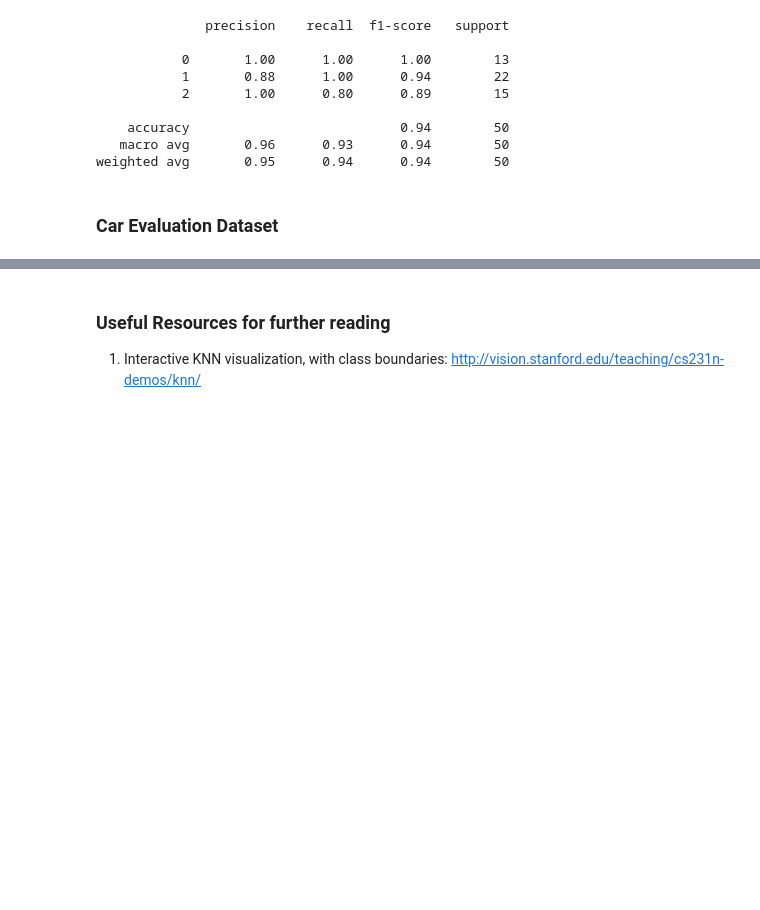
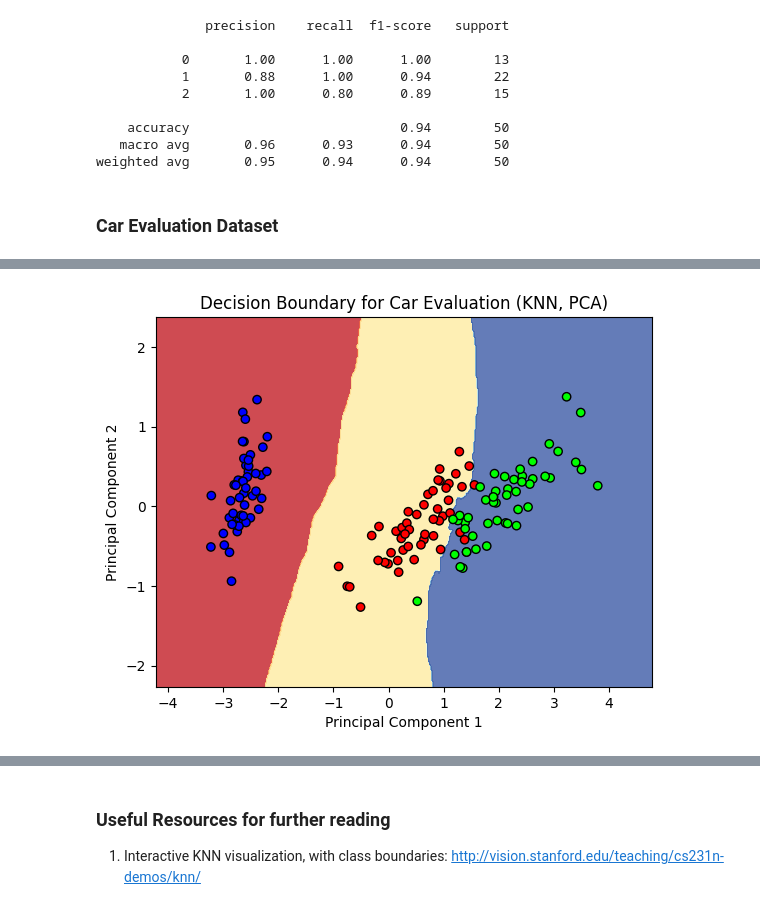
Before and after one commit to ramaanjali/Fmml-labs, a Jupyter notebook: Mod3_lab2.ipynb, the cells around one changed output, grey strips where cells are left out. Drawn from its saved outputs; the diff is of its cells as text; code cells hidden in the pictures; blank space fills up the shorter version.

```diff
--- a/Mod3_lab2.ipynb
+++ b/Mod3_lab2.ipynb
@@ -545,0 +597,63 @@ For these reasons, KNN is often not the best choice for large or complex dataset
+# %%
+## TASK-5
+## Plot the Decision boundary diagram for the classifier of the Car evaluation dataset
+import pandas as pd
+import numpy as np
+from sklearn.model_selection import train_test_split
+from sklearn.metrics import accuracy_score, confusion_matrix, classification_report
+from sklearn import preprocessing
+from collections import Counter
+from sklearn.datasets import load_iris
+from sklearn.decomposition import PCA
+import matplotlib.pyplot as plt
+from scipy.spatial import Voronoi, voronoi_plot_2d
+from matplotlib.colors import ListedColormap
+import seaborn as sns
+from sklearn.neighbors import KNeighborsClassifier
+import matplotlib.pyplot as plt
+import numpy as np
+
+# Load Iris dataset (as a substitute for Car Evaluation)
+data = load_iris()
+df = pd.DataFrame(data=data.data, columns=data.feature_names)
+df["target"] = data.target
+X = np.array(df[['sepal length (cm)', 'sepal width (cm)', 'petal length (cm)', 'petal width (cm)']])
+y = np.array(df['target'])
+
+# Apply PCA to reduce to 2 dimensions
+pca = PCA(n_components=2)
+X_pca = pca.fit_transform(X)
+
+# Split data into training and testing sets
+X_train, X_test, y_train, y_test = train_test_split(X_pca, y, test_size=0.3, random_state=42)
+
+# Train KNN classifier
+knn = KNeighborsClassifier(n_neighbors=7)
+knn.fit(X_train, y_train)
+
+# Function to plot decision boundary
+def plot_decision_boundary(X, y, classifier, title):
+    # Create meshgrid
+    h = 0.02  # Step size in the mesh
+    x_min, x_max = X[:, 0].min() - 1, X[:, 0].max() + 1
+    y_min, y_max = X[:, 1].min() - 1, X[:, 1].max() + 1
+    xx, yy = np.meshgrid(np.arange(x_min, x_max, h), np.arange(y_min, y_max, h))
+
+    # Predict class for each point in the meshgrid
+    Z = classifier.predict(np.c_[xx.ravel(), yy.ravel()])
+    Z = Z.reshape(xx.shape)
+
+    # Plot decision boundary
+    plt.contourf(xx, yy, Z, cmap=plt.cm.RdYlBu, alpha=0.8)
+
+    # Plot data points
+    plt.scatter(X[:, 0], X[:, 1], c=y, cmap=plt.cm.brg, edgecolors='k')
+    plt.title(title)
+    plt.xlabel("Principal Component 1")
+    plt.ylabel("Principal Component 2")
+    plt.show()
+
+# Plot the decision boundary
+plot_decision_boundary(X_pca, y, knn, "Decision Boundary for Car Evaluation (KNN, PCA)")
+# %% [output]
+[figure, added]
```
Also changed, not shown: parts of 17 cells of this notebook.
